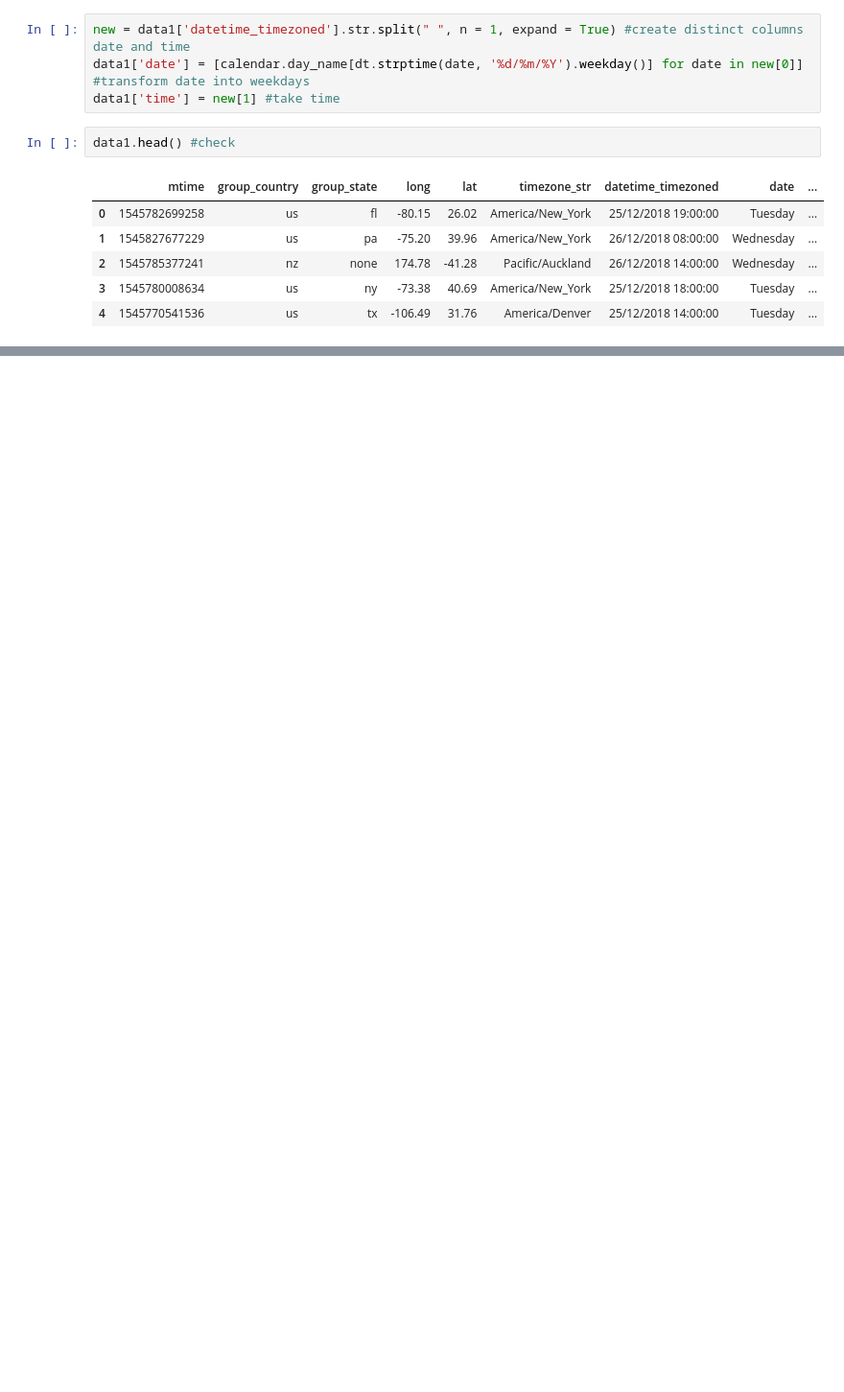
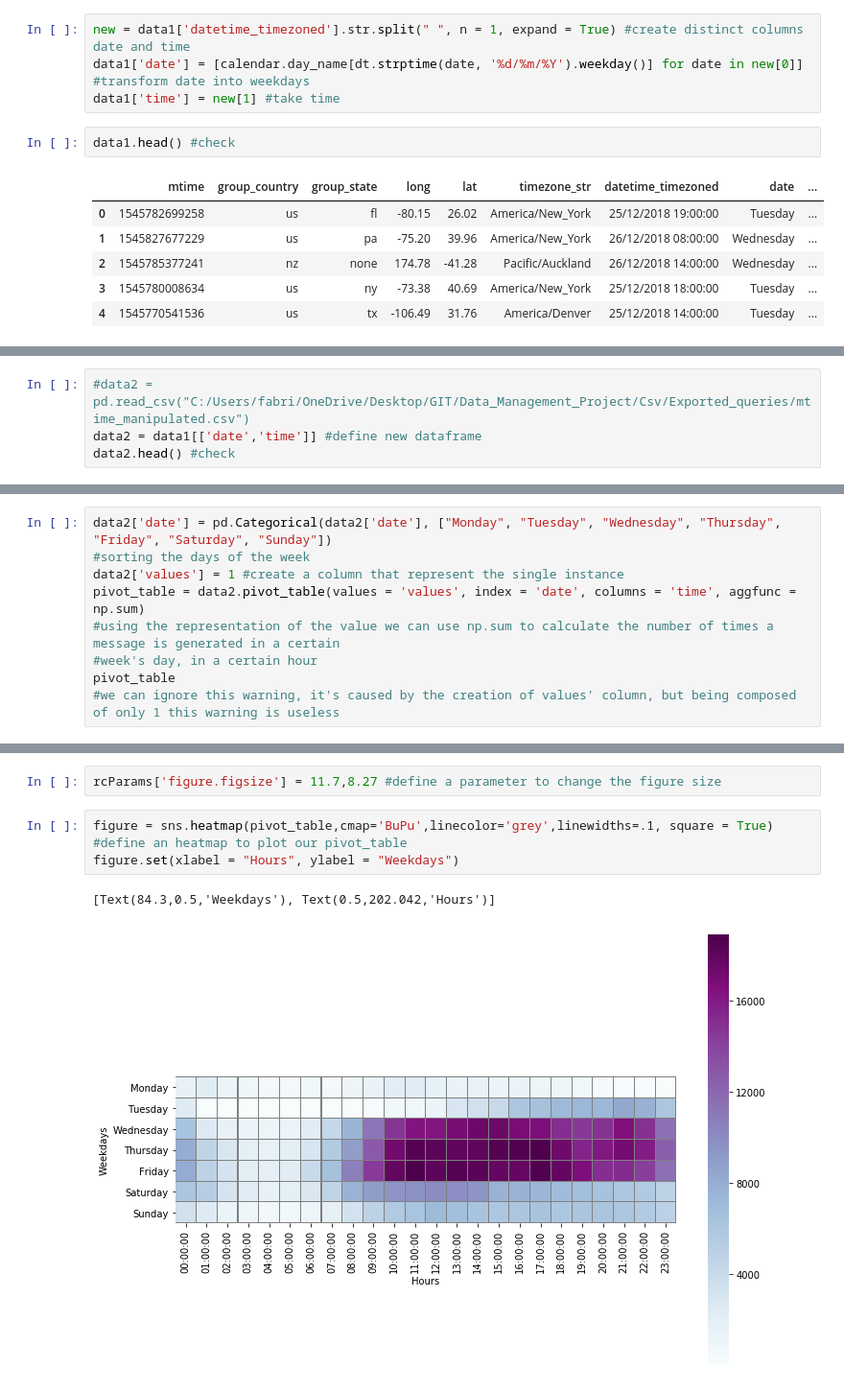
Before and after one commit to maxi93/NeoMeetup, a Jupyter notebook: Scripts/Timezones_manipulation.ipynb, the cells around one changed output, grey strips where cells are left out. Shown: that part at 96% size. Cells and saved outputs as stored; diff of their text form; blank space fills up the shorter version.

```diff
--- a/Scripts/Timezones_manipulation.ipynb
+++ b/Scripts/Timezones_manipulation.ipynb
@@ -165,0 +170,4 @@ data1.head() #check
+# %%
+#data2 = pd.read_csv("C:/Users/fabri/OneDrive/Desktop/GIT/Data_Management_Project/Csv/Exported_queries/mtime_manipulated.csv")
+data2 = data1[['date','time']] #define new dataframe
+data2.head() #check
@@ -165,0 +181,9 @@ data1.head() #check
+# %%
+data2['date'] = pd.Categorical(data2['date'], ["Monday", "Tuesday", "Wednesday", "Thursday", "Friday", "Saturday", "Sunday"])
+#sorting the days of the week
+data2['values'] = 1 #create a column that represent the single instance
+pivot_table = data2.pivot_table(values = 'values', index = 'date', columns = 'time', aggfunc = np.sum)
+#using the representation of the value we can use np.sum to calculate the number of times a message is generated in a certain
+#week's day, in a certain hour
+pivot_table
+#we can ignore this warning, it's caused by the creation of values' column, but being composed of only 1 this warning is useless
@@ -165,0 +211,8 @@ data1.head() #check
+# %%
+rcParams['figure.figsize'] = 11.7,8.27 #define a parameter to change the figure size
+# %%
+figure = sns.heatmap(pivot_table,cmap='BuPu',linecolor='grey',linewidths=.1, square = True) #define an heatmap to plot our pivot_table
+figure.set(xlabel = "Hours", ylabel = "Weekdays")
+# %% [output]
+[Text(84.3,0.5,'Weekdays'), Text(0.5,202.042,'Hours')]
+[figure, added]
```
Also changed, not shown: parts of 8 cells of this notebook, 1 other file.
